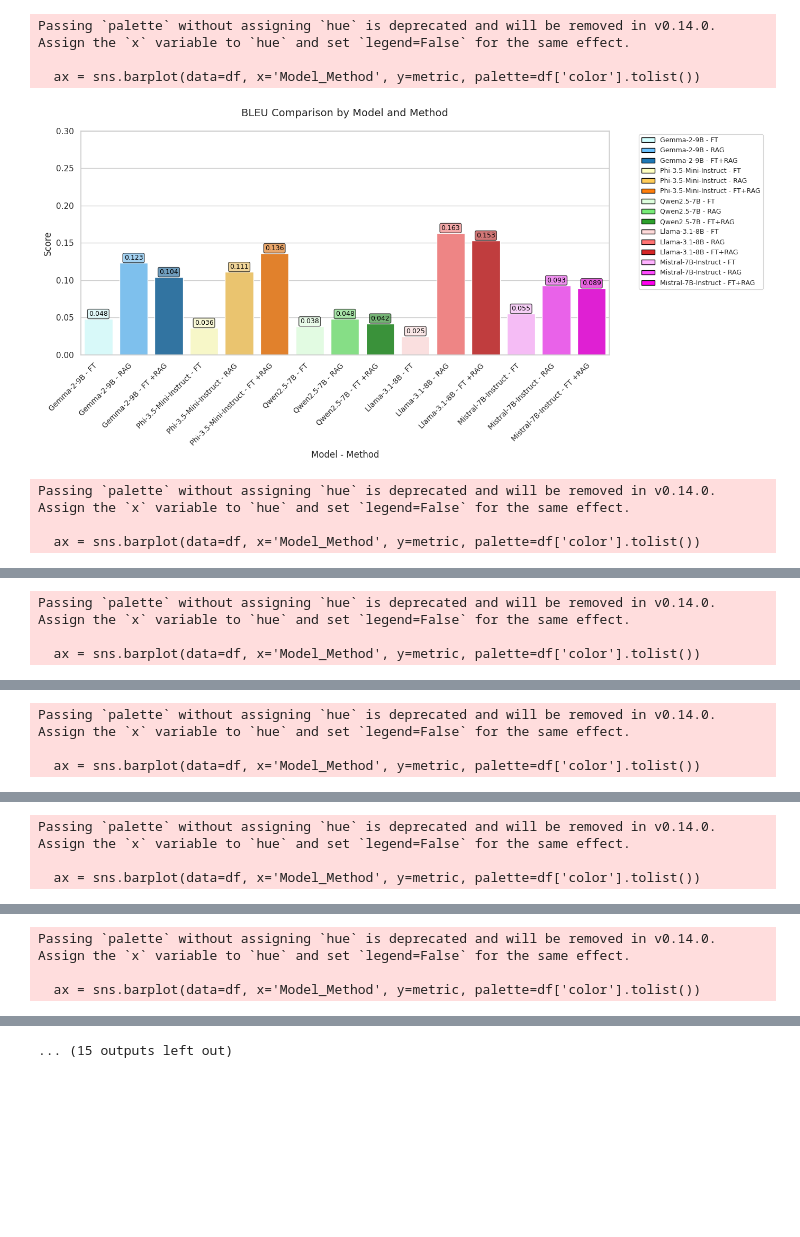
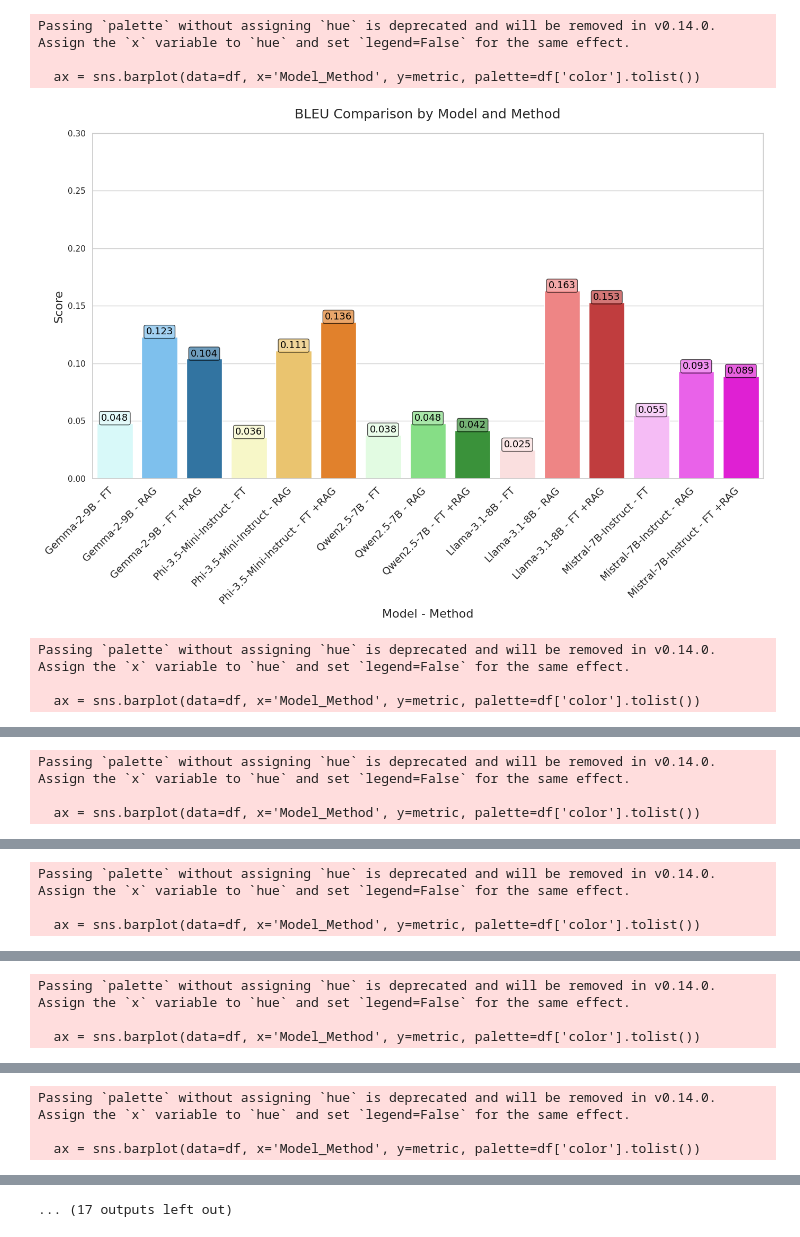
Before and after one commit to bhagyajit6/FTvsRAG, a Jupyter notebook: Graphs.ipynb, the cells around one changed output, grey strips where cells are left out. Cells and saved outputs as stored; diff of their text form; code cells hidden in the pictures; blank space fills up the shorter version.

Commit message:
updated Graphs and others

```diff
--- a/Graphs.ipynb
+++ b/Graphs.ipynb
@@ -15,9 +15,9 @@ data = {
 
     'BLEU': [0.048, 0.123, 0.104, 0.036, 0.111, 0.136, 0.038, 0.048, 0.042, 0.025, 0.163, 0.153, 0.055, 0.093, 0.089],
     'GLEU': [0.129, 0.190, 0.181, 0.122, 0.190, 0.217, 0.109, 0.128, 0.130, 0.089, 0.237, 0.236, 0.136, 0.186, 0.172],
-    'ROGUE-1': [0.313, 0.354, 0.351, 0.267, 0.366, 0.391, 0.276, 0.306, 0.302, 0.262, 0.418, 0.423, 0.315, 0.386, 0.346],
-    'ROGUE-2': [0.118, 0.212, 0.193, 0.076, 0.212, 0.250, 0.106, 0.168, 0.166, 0.080, 0.280, 0.299, 0.116, 0.235, 0.205],
-    'ROGUE-L': [0.296, 0.342, 0.338, 0.247, 0.354, 0.380, 0.263, 0.294, 0.290, 0.245, 0.407, 0.413, 0.297, 0.368, 0.331],
+    'ROUGE-1': [0.313, 0.354, 0.351, 0.267, 0.366, 0.391, 0.276, 0.306, 0.302, 0.262, 0.418, 0.423, 0.315, 0.386, 0.346],
+    'ROUGE-2': [0.118, 0.212, 0.193, 0.076, 0.212, 0.250, 0.106, 0.168, 0.166, 0.080, 0.280, 0.299, 0.116, 0.235, 0.205],
+    'ROUGE-L': [0.296, 0.342, 0.338, 0.247, 0.354, 0.380, 0.263, 0.294, 0.290, 0.245, 0.407, 0.413, 0.297, 0.368, 0.331],
     'METEOR': [0.196, 0.235, 0.240, 0.200, 0.243, 0.258, 0.162, 0.161, 0.160, 0.146, 0.279, 0.268, 0.206, 0.220, 0.207],
     'Precision': [0.569, 0.585, 0.586, 0.433, 0.602, 0.651, 0.610, 0.720, 0.716, 0.571, 0.711, 0.756, 0.527, 0.762, 0.694],
     'Recall': [0.336, 0.357, 0.367, 0.387, 0.367, 0.366, 0.265, 0.215, 0.232, 0.248, 0.369, 0.342, 0.355, 0.290, 0.291],
@@ -25,7 +25,8 @@ data = {
     'BERTscore_P': [0.888, 0.881, 0.890, 0.855, 0.891, 0.903, 0.892, 0.908, 0.911, 0.881, 0.916, 0.925, 0.879, 0.918, 0.907],
     'BERTscore_R': [0.848, 0.849, 0.854, 0.846, 0.846, 0.852, 0.838, 0.835, 0.838, 0.834, 0.862, 0.860, 0.851, 0.850, 0.846],
     'BERTscore_F1': [0.867, 0.864, 0.871, 0.850, 0.868, 0.876, 0.864, 0.869, 0.872, 0.857, 0.888, 0.891, 0.864, 0.883, 0.875],
-    'SBERT_cosine_Similarity': [0.802, 0.760, 0.791, 0.781, 0.810, 0.815, 0.788, 0.773, 0.787, 0.766, 0.822, 0.819, 0.803, 0.821, 0.796]
+    'SBERT_cosine_Similarity': [0.802, 0.760, 0.791, 0.781, 0.810, 0.815, 0.788, 0.773, 0.787, 0.766, 0.822, 0.819, 0.803, 0.821, 0.796],
+    'NASS': [0.857, 0.819, 0.841, 0.824, 0.875, 0.881, 0.856, 0.837, 0.859, 0.816, 0.898, 0.908, 0.845, 0.878, 0.857]
 }
 
 df = pd.DataFrame(data)
@@ -34,9 +35,9 @@ df = pd.DataFrame(data)
 df['Model_Method'] = df['Models'] + ' - ' + df['Methods']
 
 # List of all metrics to plot
-metrics = ['BLEU', 'GLEU', 'ROGUE-1', 'ROGUE-2', 'ROGUE-L', 'METEOR',
+metrics = ['BLEU', 'GLEU', 'ROUGE-1', 'ROUGE-2', 'ROUGE-L', 'METEOR',
            'Precision', 'Recall', 'F1', 'BERTscore_P', 'BERTscore_R',
-           'BERTscore_F1', 'SBERT_cosine_Similarity']
+           'BERTscore_F1', 'SBERT_cosine_Similarity','NASS']
 
 # Define a distinct color for each model (more vibrant base colors)
 model_colors = {
@@ -44,7 +45,7 @@ model_colors = {
     'Phi-3.5-Mini-Instruct': '#ff7f0e',      # Bright orange
     'Qwen2.5-7B': '#2ca02c',     # Vibrant green
     'Llama-3.1-8B': '#d62728',    # Strong red
-    'Mistral-7B-Instruct': '#ff00ef'   # Pink
+    'Mistral-7B-Instruct': '#ff00ef'   # Rich purple
 }
 
 # Function to create visibly distinct shades
@@ -68,9 +69,9 @@ df['color'] = df.apply(create_model_method_colors, axis=1)
 y_limits = {
     'BLEU': (0, 0.3),
     'GLEU': (0.05, 0.3),
-    'ROGUE-1': (0.2, 0.45),
-    'ROGUE-2': (0.05, 0.35),
-    'ROGUE-L': (0.2, 0.45),
+    'ROUGE-1': (0.2, 0.45),
+    'ROUGE-2': (0.05, 0.35),
+    'ROUGE-L': (0.2, 0.45),
     'METEOR': (0.1, 0.3),
     'Precision': (0.4, 0.8),
     'Recall': (0.15, 0.4),
@@ -78,7 +79,8 @@ y_limits = {
     'BERTscore_P': (0.84, 0.93),
     'BERTscore_R': (0.82, 0.87),
     'BERTscore_F1': (0.84, 0.9),
-    'SBERT_cosine_Similarity': (0.7, 0.85)
+    'SBERT_cosine_Similarity': (0.7, 0.85),
+    'NASS': (0.75, 0.95)
 }
 
 # Set up the plotting style
@@ -86,7 +88,7 @@ sns.set(style="whitegrid")
 
 # Create individual plots with enhanced color visibility
 for metric in metrics:
-    plt.figure(figsize=(14, 7))
+    plt.figure(figsize=(14, 10))
 
     # Create bar plot with custom colors
     ax = sns.barplot(data=df, x='Model_Method', y=metric, palette=df['color'].tolist())
@@ -112,52 +114,52 @@ for metric in metrics:
                     ha='center', va='center',
                     xytext=(0, 7),
                     textcoords='offset points',
-                    fontsize=9,
+                    fontsize=13,
                     color=text_color,
                     bbox=dict(boxstyle='round,pad=0.2',
                              fc=color,
                              ec='black',
                              alpha=0.7))
 
-    plt.title(f'{metric} Comparison by Model and Method', fontsize=14, pad=20)
-    plt.xticks(rotation=45, ha='right', fontsize=10)
-    plt.xlabel('Model - Method', fontsize=12)
-    plt.ylabel('Score', fontsize=12)
+    plt.title(f'{metric} Comparison by Model and Method', fontsize=18, pad=20)
+    plt.xticks(rotation=45, ha='right', fontsize=14)
+    plt.xlabel('Model - Method', fontsize=16)
+    plt.ylabel('Score', fontsize=16)
 
     # Create custom legend with improved visibility
     legend_elements = []
     for model, color in model_colors.items():
         # Create three shades for each model in the legend
         light_color = create_model_method_colors({'Models': model, 'Methods': 'FT'})
         medium_color = create_model_method_colors({'Models': model, 'Methods': 'RAG'})
         dark_color = create_model_method_colors({'Models': model, 'Methods': 'FT +RAG'})
 
         legend_elements.append(Patch(facecolor=light_color, edgecolor='black',
                                     label=f"{model} - FT"))
         legend_elements.append(Patch(facecolor=medium_color, edgecolor='black',
                                     label=f"{model} - RAG"))
         legend_elements.append(Patch(facecolor=dark_color, edgecolor='black',
                                     label=f"{model} - FT+RAG"))
 
-    plt.legend(handles=legend_elements,
-               bbox_to_anchor=(1.05, 1),
-               loc='upper left',
-               fontsize=9)
+    #plt.legend(handles=legend_elements,
+       #        bbox_to_anchor=(1.05, 1),
+         #      loc='upper left',
+           #    fontsize=9)
 
     plt.tight_layout()
 
     # Save the figure
     filename = f"{metric.lower().replace('-', '_')}_comparison_enhanced_colors.png"
     plt.savefig(filename, dpi=300, bbox_inches='tight')
     plt.show()
     plt.close()
 
 print("Enhanced color visibility plots saved as PNG files.")
 # %% [output]
 Passing `palette` without assigning `hue` is deprecated and will be removed in v0.14.0. Assign the `x` variable to `hue` and set `legend=False` for the same effect.
 
   ax = sns.barplot(data=df, x='Model_Method', y=metric, palette=df['color'].tolist())
-[figure, old version]
+[figure, new version]
 Passing `palette` without assigning `hue` is deprecated and will be removed in v0.14.0. Assign the `x` variable to `hue` and set `legend=False` for the same effect.
 
   ax = sns.barplot(data=df, x='Model_Method', y=metric, palette=df['color'].tolist())
@@ -181,4 +183,4 @@ Passing `palette` without assigning `hue` is deprecated and will be removed in v
-... (15 outputs left out)
+... (17 outputs left out)
 # %%
 import pandas as pd
 import matplotlib.pyplot as plt
```
Also changed, not shown: parts of 2 cells of this notebook, 1 other file.
